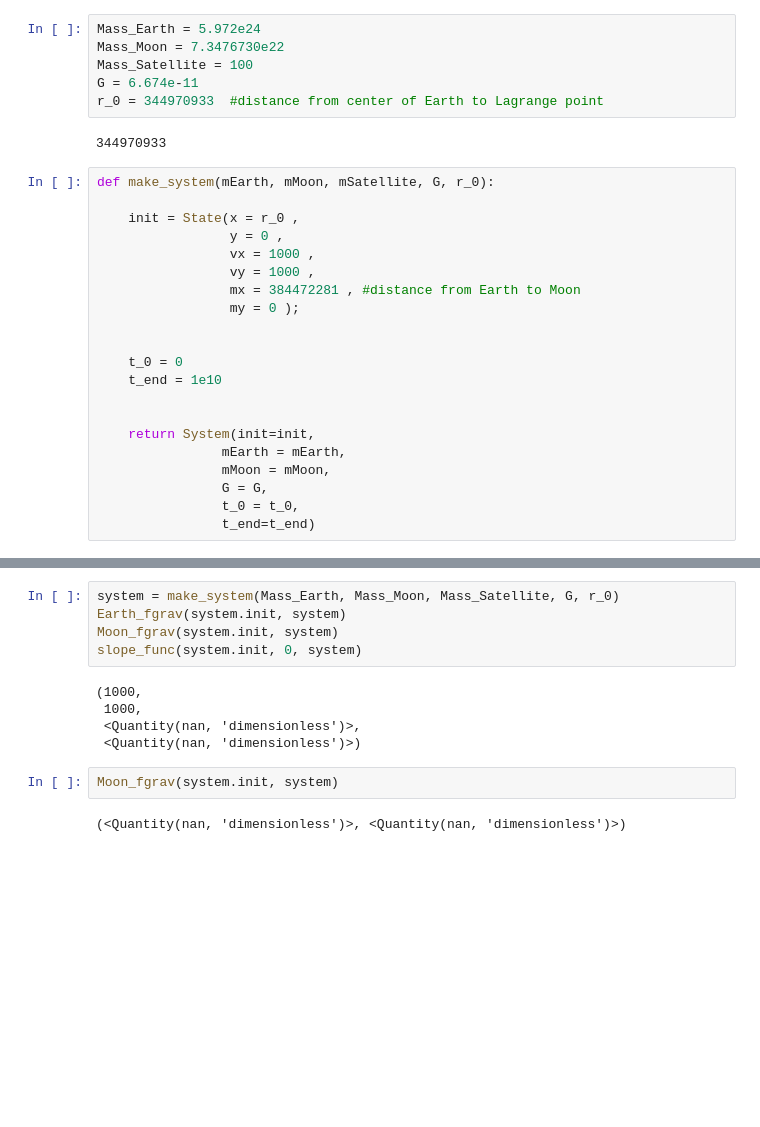
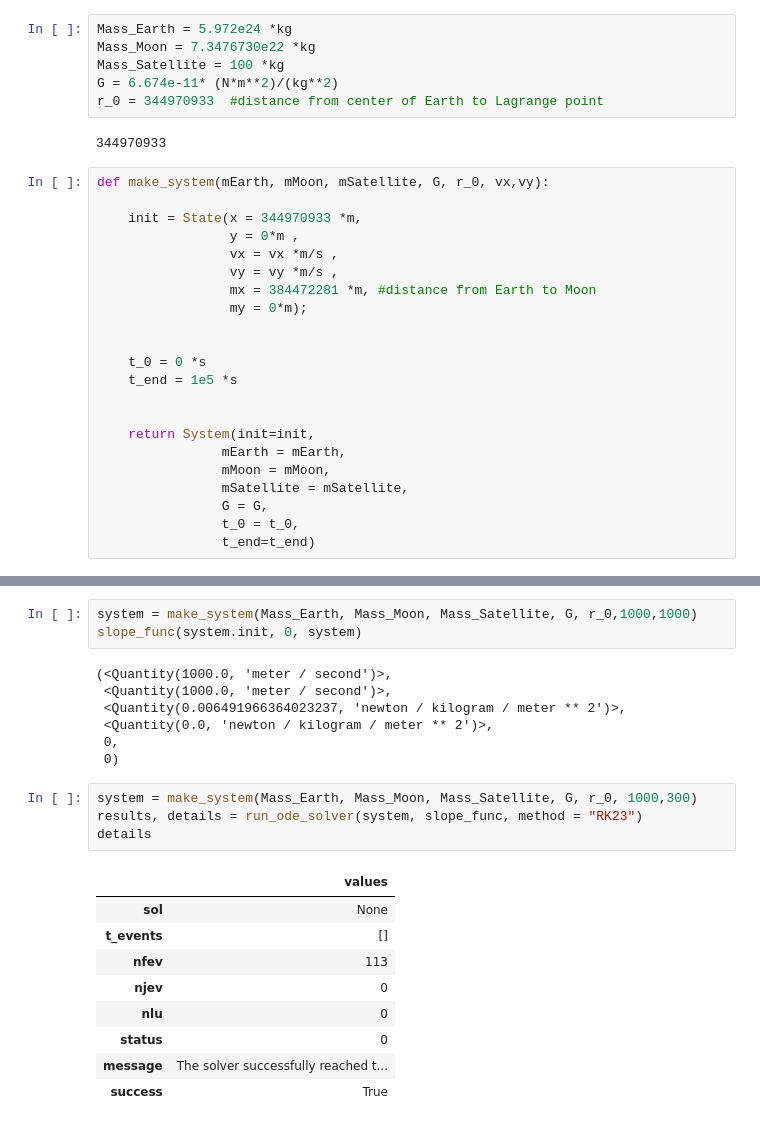
Before and after one commit to mpatil99/modsim-Project3, a Jupyter notebook: Untitled1.ipynb, the cells around one changed output, grey strips where cells are left out. Saved outputs shown, nothing was run; the diff lists cells and outputs as text; blank space fills up the shorter version.

```diff
--- a/Untitled1.ipynb
+++ b/Untitled1.ipynb
@@ -25,31 +27,32 @@ y = UNITS.year
 # %% [output]
 <Unit('year')>
 # %%
-Mass_Earth = 5.972e24
-Mass_Moon = 7.3476730e22
-Mass_Satellite = 100
-G = 6.674e-11
+Mass_Earth = 5.972e24 *kg
+Mass_Moon = 7.3476730e22 *kg
+Mass_Satellite = 100 *kg
+G = 6.674e-11* (N*m**2)/(kg**2)
 r_0 = 344970933  #distance from center of Earth to Lagrange point
 # %% [output]
 344970933
 # %%
-def make_system(mEarth, mMoon, mSatellite, G, r_0):
+def make_system(mEarth, mMoon, mSatellite, G, r_0, vx,vy):
 
-    init = State(x = r_0 ,
-                 y = 0 ,
-                 vx = 1000 ,
-                 vy = 1000 ,
-                 mx = 384472281 , #distance from Earth to Moon
-                 my = 0 );
+    init = State(x = 344970933 *m,
+                 y = 0*m ,
+                 vx = vx *m/s ,
+                 vy = vy *m/s ,
+                 mx = 384472281 *m, #distance from Earth to Moon
+                 my = 0*m);
 
 
-    t_0 = 0
-    t_end = 1e10
+    t_0 = 0 *s
+    t_end = 1e5 *s
 
 
     return System(init=init,
                 mEarth = mEarth,
                 mMoon = mMoon,
+                mSatellite = mSatellite,
                 G = G,
                 t_0 = t_0,
                 t_end=t_end)
@@ -96,14 +111,24 @@ def Moon_fgrav(state,system):
 # %%
-system = make_system(Mass_Earth, Mass_Moon, Mass_Satellite, G, r_0)
-Earth_fgrav(system.init, system)
-Moon_fgrav(system.init, system)
+system = make_system(Mass_Earth, Mass_Moon, Mass_Satellite, G, r_0,1000,1000)
 slope_func(system.init, 0, system)
 # %% [output]
-(1000,
- 1000,
- <Quantity(nan, 'dimensionless')>,
- <Quantity(nan, 'dimensionless')>)
+(<Quantity(1000.0, 'meter / second')>,
+ <Quantity(1000.0, 'meter / second')>,
+ <Quantity(0.006491966364023237, 'newton / kilogram / meter ** 2')>,
+ <Quantity(0.0, 'newton / kilogram / meter ** 2')>,
+ 0,
+ 0)
-# %%
-Moon_fgrav(system.init, system)
-# %% [output]
-(<Quantity(nan, 'dimensionless')>, <Quantity(nan, 'dimensionless')>)
+# %%
+system = make_system(Mass_Earth, Mass_Moon, Mass_Satellite, G, r_0, 1000,300)
+results, details = run_ode_solver(system, slope_func, method = "RK23")
+details
+# %% [output]
+|  | values |
+| sol | None |
+| t_events | [] |
+| nfev | 113 |
+| njev | 0 |
+| nlu | 0 |
+| status | 0 |
+| message | The solver successfully reached t... |
+| success | True |
```
Also changed, not shown: parts of 8 cells of this notebook.
